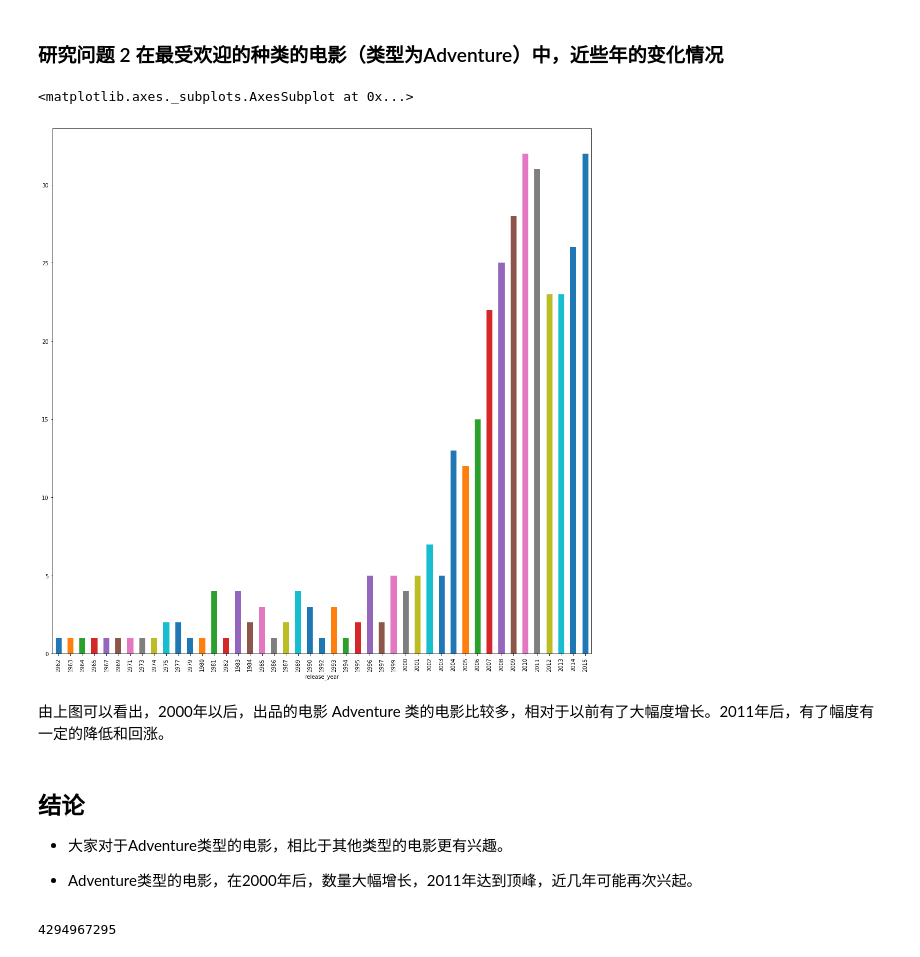
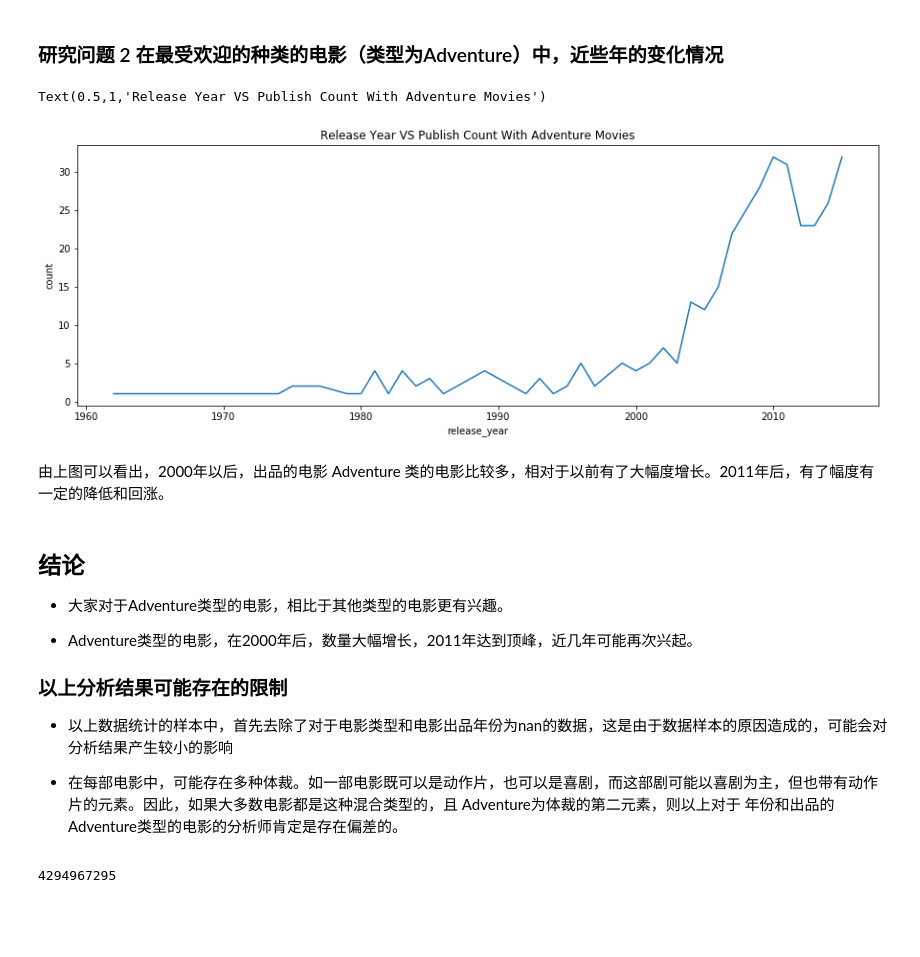
Before and after one commit to ant642507com/cn-python-foundation, a Jupyter notebook: data-analyse-base/tmdb-movies/Investigate_a_Dataset-zh.ipynb, the cells around one changed output. Drawn from its saved outputs; the diff is of its cells as text; code cells hidden in the pictures; blank space fills up the shorter version.

```diff
--- a/data-analyse-base/tmdb-movies/Investigate_a_Dataset-zh.ipynb
+++ b/data-analyse-base/tmdb-movies/Investigate_a_Dataset-zh.ipynb
@@ -142,14 +147,18 @@ mean_dealed_df.plot(kind='bar')
 # %%
 # 请继续探索数据，解决你额外的研究问题。
 #   如果有其它问题要调查，
 #   请根据需要添加更多标题。
 popular_df = melted.query('genres_uniq==\'Adventure\'')
 
 count_of_cast = popular_df.groupby('release_year')['release_year'].count()
-count_of_cast.plot(kind='bar' ,figsize=(18, 18))
+
+count_of_cast.plot(kind='line',figsize=(15, 5))
+
+plt.ylabel('count')
+plt.title('Release Year VS Publish Count With Adventure Movies')
 # %% [output]
-<matplotlib.axes._subplots.AxesSubplot at 0x...>
+Text(0.5,1,'Release Year VS Publish Count With Adventure Movies')
-[figure, old version]
+[figure, new version]
 # %% [markdown]
 由上图可以看出，2000年以后，出品的电影 Adventure 类的电影比较多，相对于以前有了大幅度增长。2011年后，有了幅度有一定的降低和回涨。
 # %% [markdown]
@@ -159,6 +168,12 @@ count_of_cast.plot(kind='bar' ,figsize=(18, 18))
 * 大家对于Adventure类型的电影，相比于其他类型的电影更有兴趣。
 
 * Adventure类型的电影，在2000年后，数量大幅增长，2011年达到顶峰，近几年可能再次兴起。
+
+###  以上分析结果可能存在的限制
+
+* 以上数据统计的样本中，首先去除了对于电影类型和电影出品年份为nan的数据，这是由于数据样本的原因造成的，可能会对分析结果产生较小的影响
+
+* 在每部电影中，可能存在多种体裁。如一部电影既可以是动作片，也可以是喜剧，而这部剧可能以喜剧为主，但也带有动作片的元素。因此，如果大多数电影都是这种混合类型的，且 Adventure为体裁的第二元素，则以上对于 年份和出品的Adventure类型的电影的分析师肯定是存在偏差的。
 # %%
 from subprocess import call
 call(['python', '-m', 'nbconvert', 'Investigate_a_Dataset.ipynb'])
```
Also changed, not shown: parts of 3 cells of this notebook, 9 other files.
